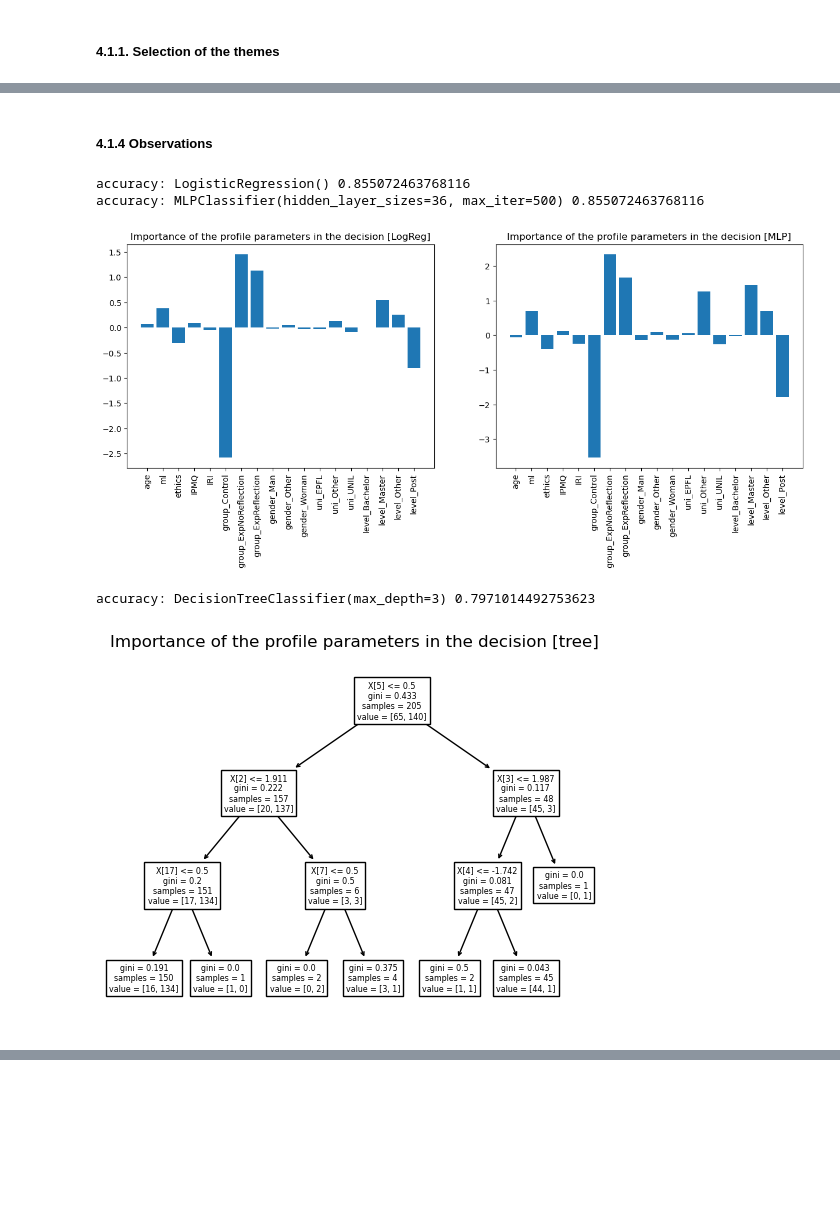
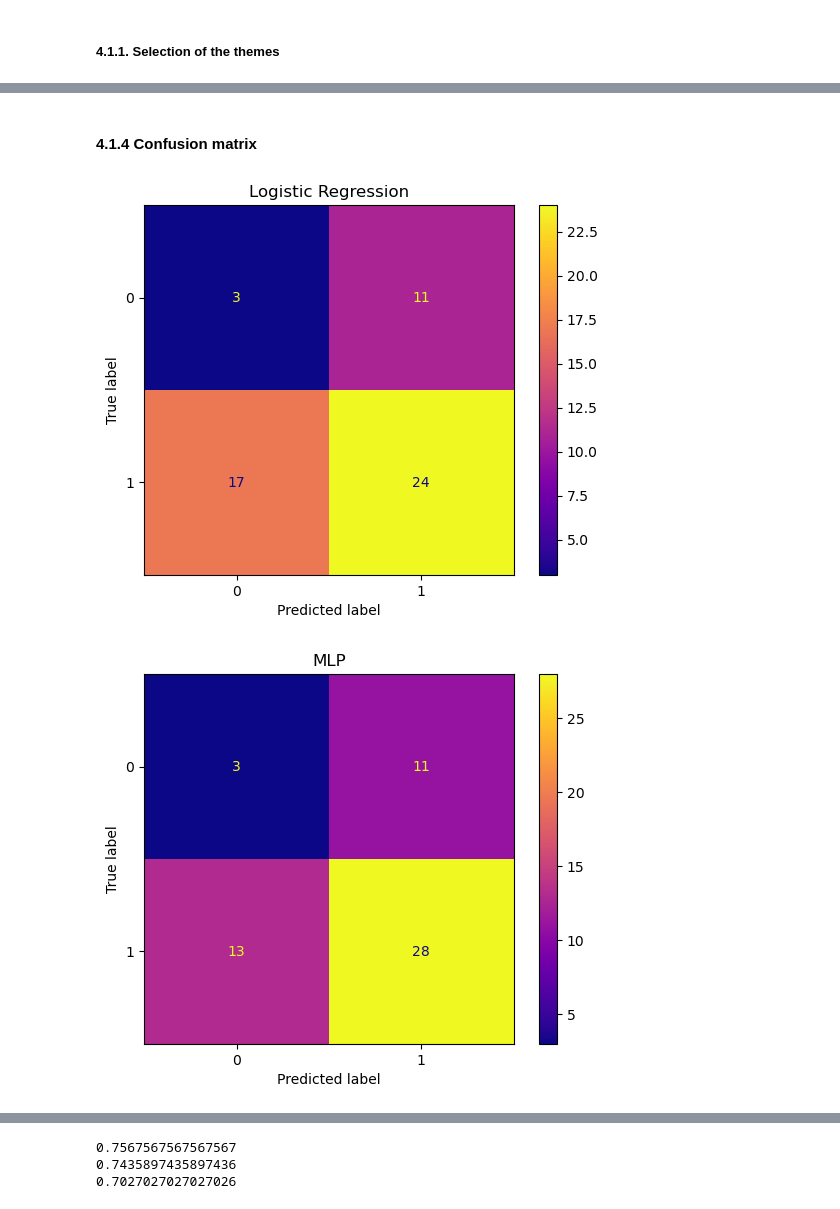
Before and after one commit to jeanknubel/ML4ED_Internship, a Jupyter notebook: notebooks/data_processing.ipynb, the cells around one changed output, grey strips where cells are left out. Saved outputs shown, nothing was run; the diff lists cells and outputs as text; code cells hidden in the pictures; blank space fills up the shorter version.

```diff
--- a/notebooks/data_processing.ipynb
+++ b/notebooks/data_processing.ipynb
@@ -134,22 +300,17 @@ def run_visu_tree():
 # %% [markdown]
-##### 4.1.4 Observations
+#### 4.1.4 Confusion matrix
-# %%
-data = pd.concat([d_profile, themes], axis=1)
-
-# 60% for train, 20% for validation and test, we don't train with the control group
-train, test = np.split(data.sample(frac=1), [int(0.75*len(data))])
-
-figure, axis = plt.subplots(1, 2)
-figure.set_figwidth(15)
-figure.set_figheight(5)
-run_visu_log_reg(axis)
-run_visu_mlp(axis)
-plt.show()
-run_visu_tree()
-plt.show()
-# %% [output]
-accuracy: LogisticRegression() 0.855072463768116
-accuracy: MLPClassifier(hidden_layer_sizes=36, max_iter=500) 0.855072463768116
-[figure, removed]
-accuracy: DecisionTreeClassifier(max_depth=3) 0.7971014492753623
-[figure, removed]
+# %%
+plot_confusion_matrix(model_log, X_test, Y_test, cmap='plasma')
+plt.title('Logistic Regression')
+plt.show()
+
+plot_confusion_matrix(model_mlp, X_test, Y_test, cmap='plasma')
+plt.title('MLP')
+plt.show()
+
+plot_confusion_matrix(model_tree, X_test, Y_test, cmap='plasma')
+plt.title('Tree')
+plt.show()
+# %% [output]
+[figure, added]
+[figure, added]
@@ -155,0 +318,8 @@ accuracy: DecisionTreeClassifier(max_depth=3) 0.7971014492753623
+# %%
+print(f1_score(Y_test, model_log.predict(X_test)))
+print(f1_score(Y_test, model_mlp.predict(X_test)))
+print(f1_score(Y_test, model_tree.predict(X_test)))
+# %% [output]
+0.7567567567567567
+0.7435897435897436
+0.7027027027027026
```
Also changed, not shown: parts of 25 cells of this notebook, 2 other files.
